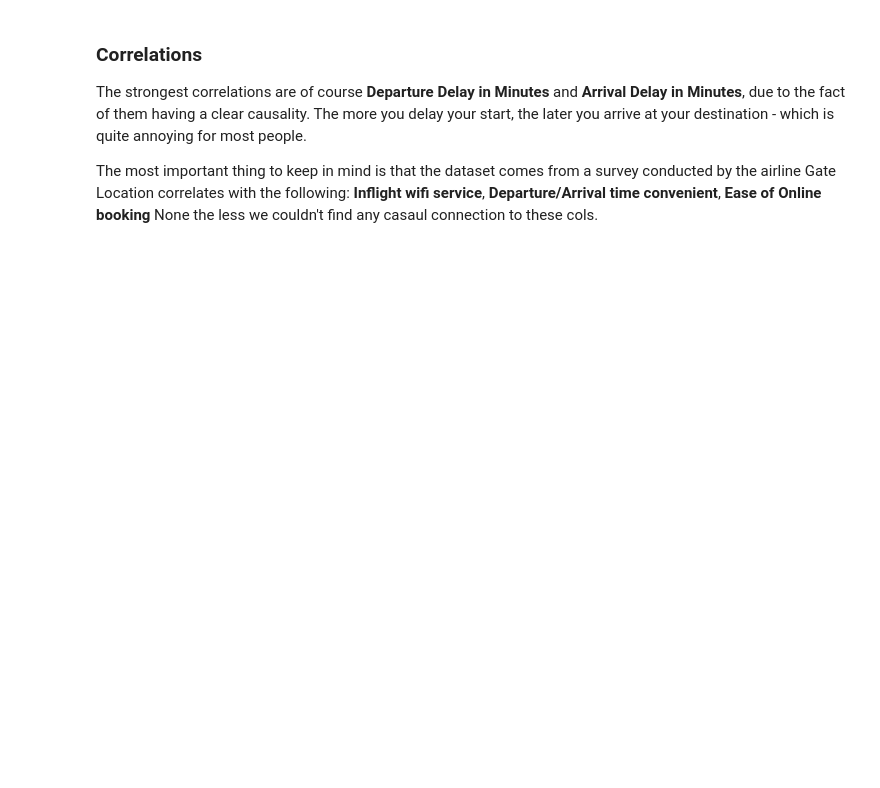
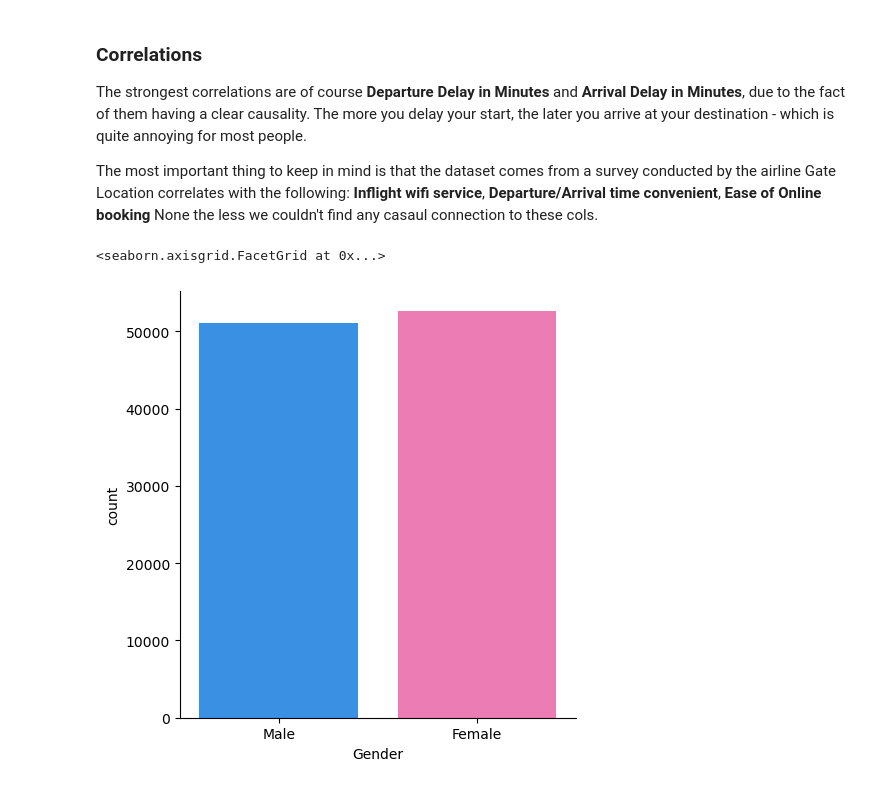
Before and after one commit to DenizCiger/airline-passenger-satisfaction, a Jupyter notebook: airlines.ipynb, the cells around one changed output. Cells and saved outputs as stored; diff of their text form; code cells hidden in the pictures; blank space fills up the shorter version.

```diff
--- a/airlines.ipynb
+++ b/airlines.ipynb
@@ -58,3 +105,8 @@ The strongest correlations are of course **Departure Delay in Minutes** and **Ar
 The most important thing to keep in mind is that the dataset comes from a survey conducted by the airline
 Gate Location correlates with the following: **Inflight wifi service**, **Departure/Arrival time convenient**, **Ease of Online booking**
 None the less we couldn't find any casaul connection to these cols.
+# %%
+sns.catplot(x="Gender", kind="count", data=train, hue='Gender', palette={"Female": "hotpink", "Male": "dodgerblue"})
+# %% [output]
+<seaborn.axisgrid.FacetGrid at 0x...>
+[figure, added]
```
Also changed, not shown: parts of 9 cells of this notebook.
